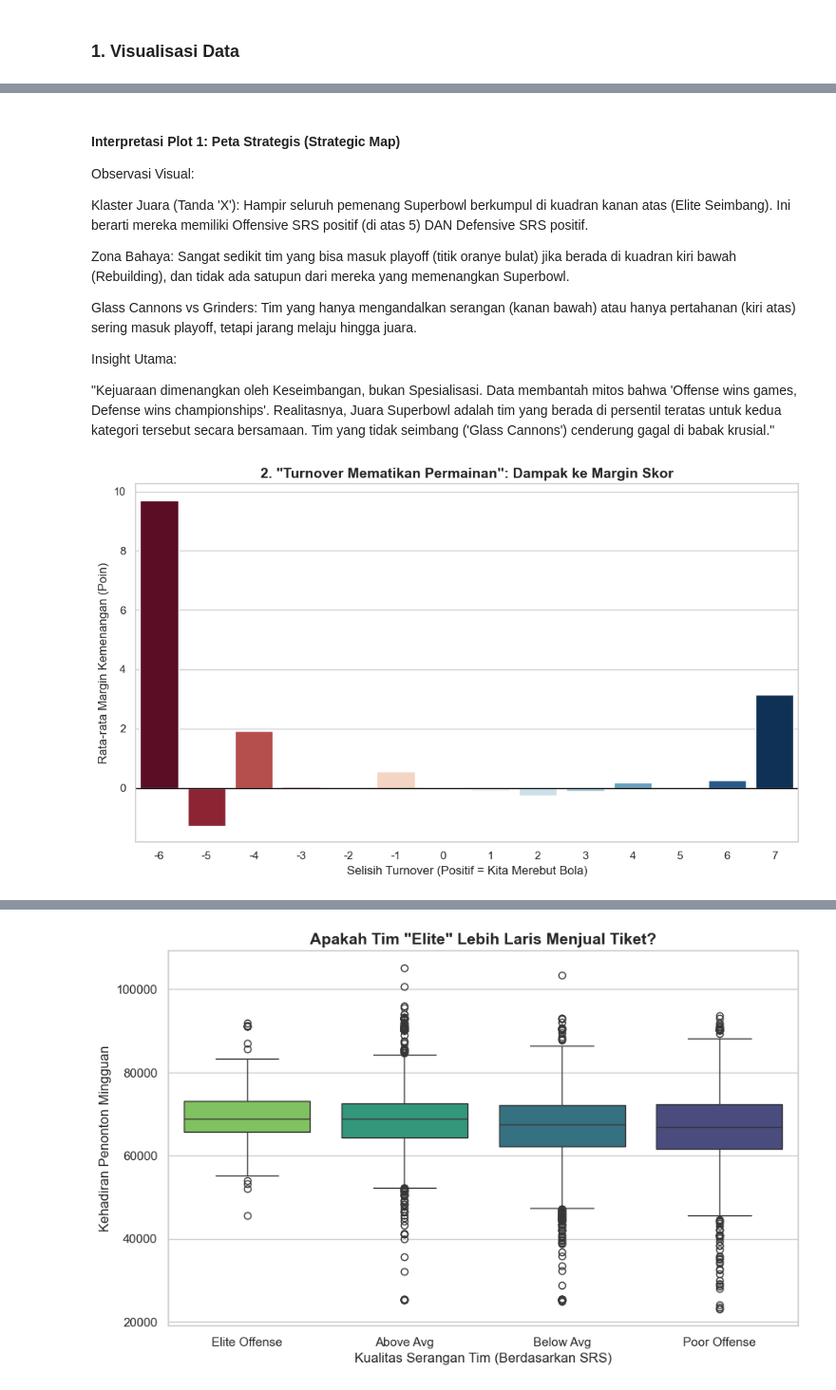
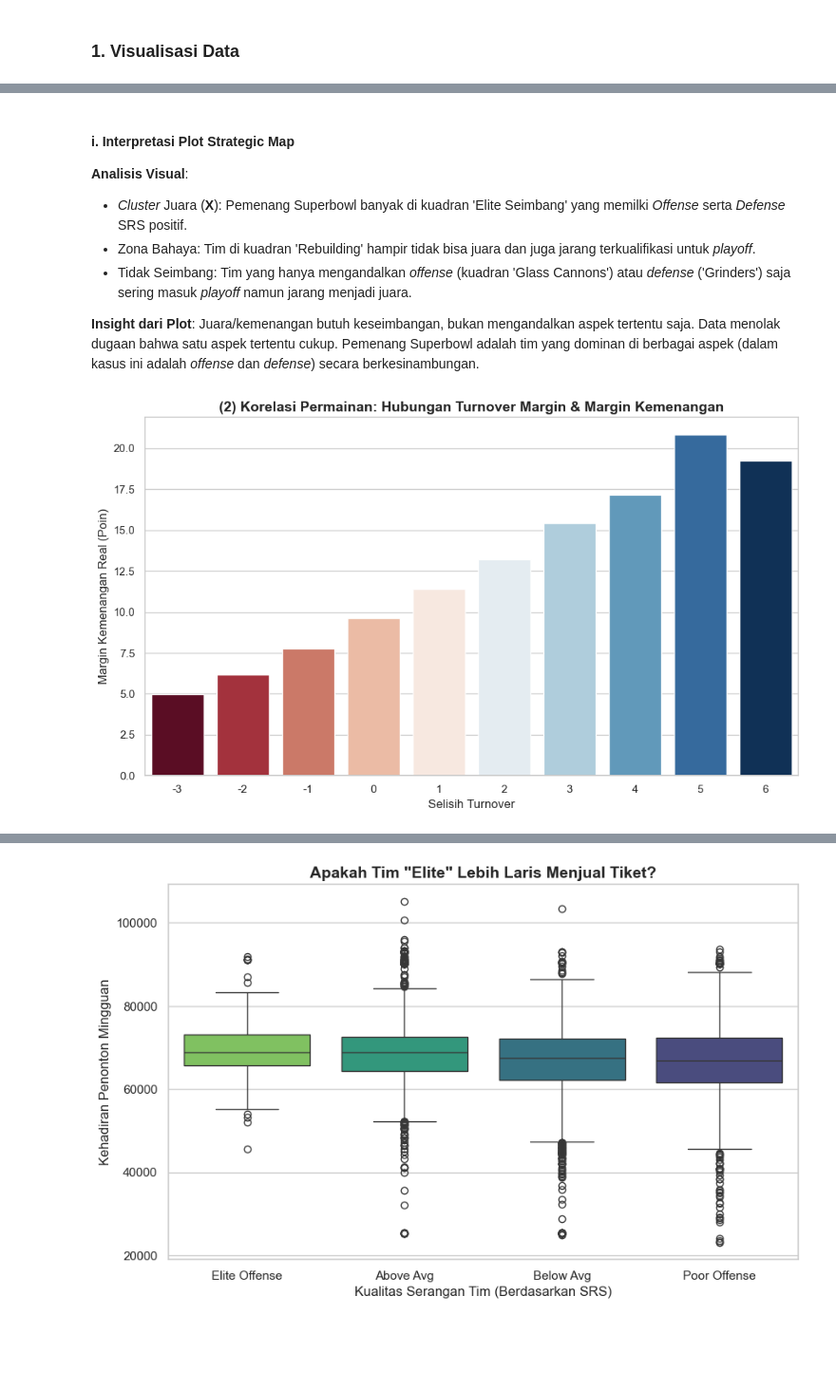
Before and after one commit to gacoanphilia/final-project, a Jupyter notebook: notebooks/final-project.ipynb, the cells around one changed output, grey strips where cells are left out. Shown at 95% size. Drawn from its saved outputs; the diff is of its cells as text; code cells hidden in the pictures; blank space fills up the shorter version.

```diff
--- a/notebooks/final-project.ipynb
+++ b/notebooks/final-project.ipynb
@@ -474,40 +487,42 @@ plt.show()
 # %% [markdown]
-#### Interpretasi Plot 1: Peta Strategis (Strategic Map)
-Observasi Visual:
+#### i. Interpretasi Plot Strategic Map
+**Analisis Visual**:
+- *Cluster* Juara (**X**): Pemenang Superbowl banyak di kuadran 'Elite Seimbang' yang memilki *Offense* serta *Defense* SRS positif.
+- Zona Bahaya: Tim di kuadran 'Rebuilding' hampir tidak bisa juara dan juga jarang terkualifikasi untuk *playoff*.
+- Tidak Seimbang: Tim yang hanya mengandalkan *offense* (kuadran 'Glass Cannons') atau *defense* ('Grinders') saja sering masuk *playoff* namun jarang menjadi juara.
 
-Klaster Juara (Tanda 'X'): Hampir seluruh pemenang Superbowl berkumpul di kuadran kanan atas (Elite Seimbang). Ini berarti mereka memiliki Offensive SRS positif (di atas 5) DAN Defensive SRS positif.
-
-Zona Bahaya: Sangat sedikit tim yang bisa masuk playoff (titik oranye bulat) jika berada di kuadran kiri bawah (Rebuilding), dan tidak ada satupun dari mereka yang memenangkan Superbowl.
-
-Glass Cannons vs Grinders: Tim yang hanya mengandalkan serangan (kanan bawah) atau hanya pertahanan (kiri atas) sering masuk playoff, tetapi jarang melaju hingga juara.
-
-Insight Utama:
-
-"Kejuaraan dimenangkan oleh Keseimbangan, bukan Spesialisasi. Data membantah mitos bahwa 'Offense wins games, Defense wins championships'. Realitasnya, Juara Superbowl adalah tim yang berada di persentil teratas untuk kedua kategori tersebut secara bersamaan. Tim yang tidak seimbang ('Glass Cannons') cenderung gagal di babak krusial."
+**Insight dari Plot**:
+Juara/kemenangan butuh keseimbangan, bukan mengandalkan aspek tertentu saja. Data menolak dugaan bahwa satu aspek tertentu cukup. Pemenang Superbowl adalah tim yang dominan di berbagai aspek (dalam kasus ini adalah *offense* dan *defense*) secara berkesinambungan.
 # %%
 plt.figure(figsize=(10, 6))
+
+nfl['real_game_margin'] = nfl['pts_win'] - nfl['pts_loss']
 
 nfl['turnovers_loss'] = pd.to_numeric(nfl['turnovers_loss'], errors='coerce').fillna(0)
 nfl['turnovers_win'] = pd.to_numeric(nfl['turnovers_win'], errors='coerce').fillna(0)
 nfl['turnover_margin_game'] = nfl['turnovers_loss'] - nfl['turnovers_win']
 
+counts = nfl['turnover_margin_game'].value_counts()
+valid_margins = counts[counts >= 20].index
+nfl_clean = nfl[nfl['turnover_margin_game'].isin(valid_margins)]
+
 sns.barplot(
-    data=nfl,
+    data=nfl_clean,
     x='turnover_margin_game',
-    y='margin_of_victory',
+    y='real_game_margin',
     hue='turnover_margin_game',
     legend=False,
     palette='RdBu',
     errorbar=None
 )
 
-plt.title('2. "Turnover Mematikan Permainan": Dampak ke Margin Skor', fontsize=14, fontweight='bold')
-plt.xlabel('Selisih Turnover (Positif = Kita Merebut Bola)')
-plt.ylabel('Rata-rata Margin Kemenangan (Poin)')
+plt.title('(2) Korelasi Permainan: Hubungan Turnover Margin & Margin Kemenangan', fontsize=14, fontweight='bold')
+plt.xlabel('Selisih Turnover')
+plt.ylabel('Margin Kemenangan Real (Poin)')
 plt.axhline(0, color='black', linewidth=1)
 
 plt.tight_layout()
 plt.show()
 # %% [output]
-[figure, old version]
+[figure, new version]
 # %% [markdown]
```
Also changed, not shown: parts of 11 cells of this notebook.
